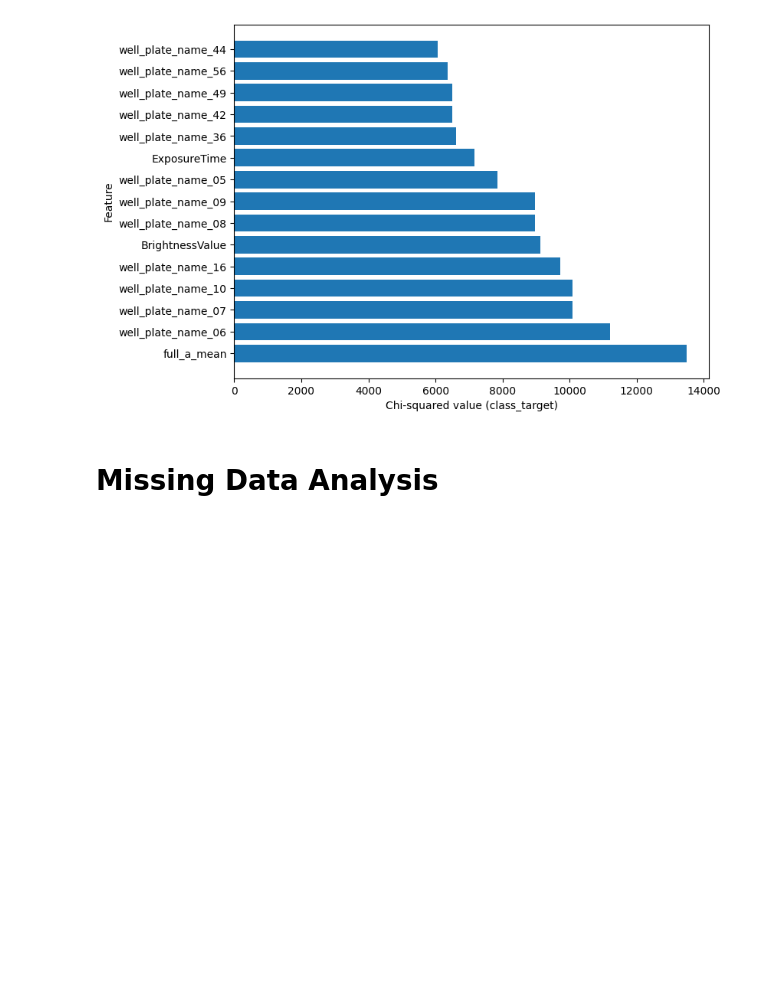
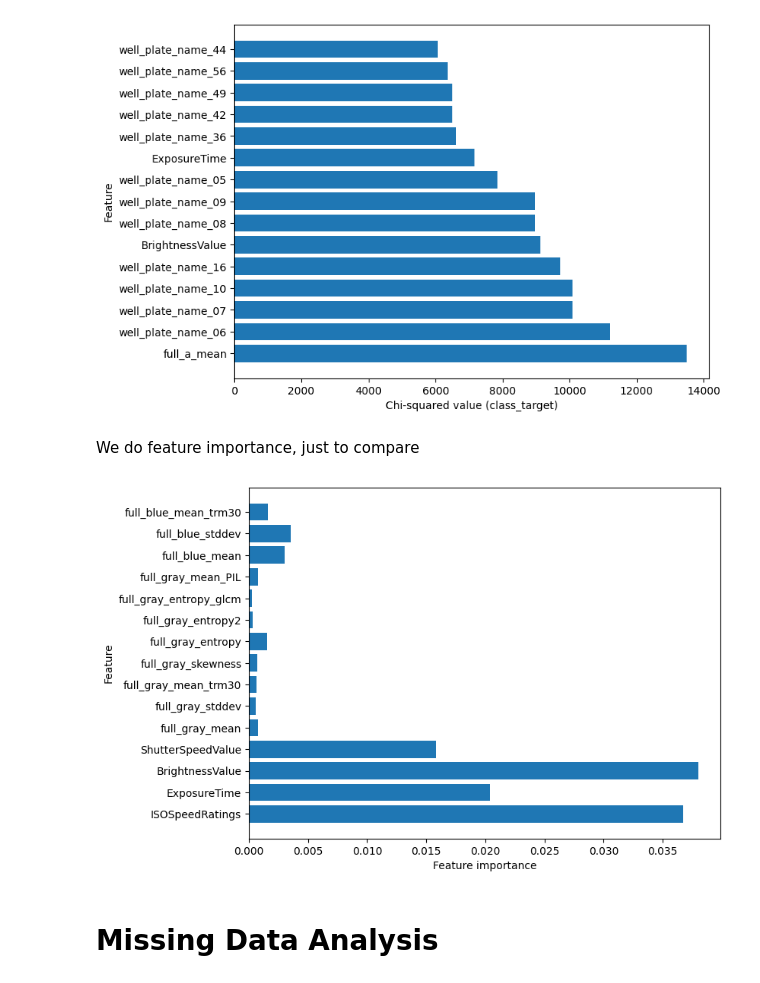
Before and after one commit to Frollamma/progetto-piccialli, a Jupyter notebook: main.ipynb, the cells around one changed output. Drawn from its saved outputs; the diff is of its cells as text; code cells hidden in the pictures; blank space fills up the shorter version.

```diff
--- a/main.ipynb
+++ b/main.ipynb
@@ -588,6 +609,37 @@ Best feature according to chi-squared value: ('full_a_mean', 13486.414567685228)
 Worst feature according to chi-squared value: ('well_name_H9', 1.5225840531423265e-23)
 Kept 500 features, dropped 314 features
 [figure]
+# %% [markdown]
+We do feature importance, just to compare
+# %%
+# Do feature selection using Random Forest
+from sklearn.ensemble import RandomForestClassifier
+
+FEATURES_COLUMNS = [col for col in df_onehot.columns if col not in LABEL_COLUMNS]
+X = df_onehot[FEATURES_COLUMNS]
+y = df_onehot["class_target"]
+
+# Train a random forest classifier
+rf = RandomForestClassifier(n_estimators=50)
+rf.fit(X, y)
+
+# Get feature importances
+feature_importances = rf.feature_importances_
+
+# Create a plot for the feature importances
+NUMBER_OF_FEATURES_TO_PLOT = 15
+plt.figure(figsize=(8, 6))
+plt.barh(FEATURES_COLUMNS[:NUMBER_OF_FEATURES_TO_PLOT], feature_importances[:NUMBER_OF_FEATURES_TO_PLOT])
+plt.xlabel('Feature importance')
+plt.ylabel('Feature')
+plt.show()
+
+# Sort features by importance using sorted and print them
+feature_columns_with_importance = sorted(zip(FEATURES_COLUMNS, feature_importances), key=lambda x: x[1], reverse=True)
+for i, (feature, importance) in enumerate(feature_columns_with_importance):
+    print(f"{i + 1}. {feature}: {importance}")
+# %% [output]
+[figure, added]
 # %% [markdown]
 # Missing Data Analysis
 # %% [markdown]
```
Also changed, not shown: parts of 17 cells of this notebook, 2 other files.
